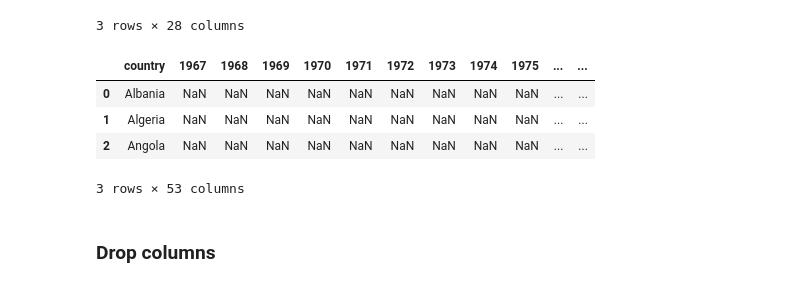
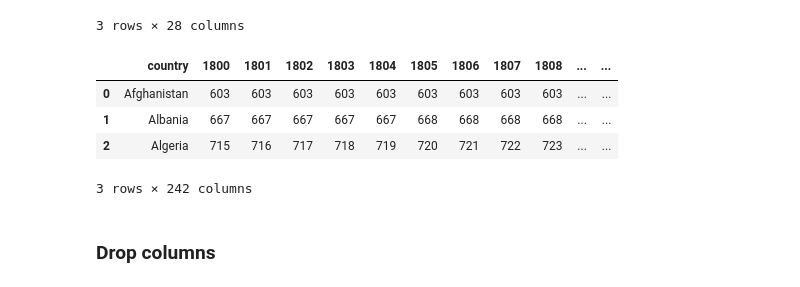
Before and after one commit to AndrejaCH/Data_Investigation, a Jupyter notebook: main.ipynb, the cells around one changed output. Cells and saved outputs as stored; diff of their text form; code cells hidden in the pictures.

```diff
--- a/main.ipynb
+++ b/main.ipynb
@@ -8,8 +11,10 @@ import numpy as np
 # %%
 pop_df = pd.read_csv("Data/population_total.csv")
 inet_df = pd.read_csv("Data/internet_users.csv")
+cell_df = pd.read_csv("Data/cell_phones_total.csv")
 suic_df = pd.read_csv("Data/suicide_total_deaths.csv")
-gini_df = pd.read_csv("Data/inequality_index_gini.csv")
+#gini_df = pd.read_csv("Data/inequality_index_gini.csv")
+gdp_df = pd.read_csv("Data/gdppercapita.csv")
 # %% [markdown]
 ### Investigate dataset
 
@@ -56,13 +70,13 @@ suic_df.head(3)
 3 rows × 28 columns
 # %%
 # Check imported datasets
-gini_df.head(3)
+gdp_df.head(3)
 # %% [output]
-|  | country | 1967 | 1968 | 1969 | 1970 | 1971 | 1972 | 1973 | 1974 | 1975 | ... | ... |
-| 0 | Albania | NaN | NaN | NaN | NaN | NaN | NaN | NaN | NaN | NaN | ... | ... |
-| 1 | Algeria | NaN | NaN | NaN | NaN | NaN | NaN | NaN | NaN | NaN | ... | ... |
-| 2 | Angola | NaN | NaN | NaN | NaN | NaN | NaN | NaN | NaN | NaN | ... | ... |
+|  | country | 1800 | 1801 | 1802 | 1803 | 1804 | 1805 | 1806 | 1807 | 1808 | ... | ... |
+| 0 | Afghanistan | 603 | 603 | 603 | 603 | 603 | 603 | 603 | 603 | 603 | ... | ... |
+| 1 | Albania | 667 | 667 | 667 | 667 | 667 | 668 | 668 | 668 | 668 | ... | ... |
+| 2 | Algeria | 715 | 716 | 717 | 718 | 719 | 720 | 721 | 722 | 723 | ... | ... |
-3 rows × 53 columns
+3 rows × 242 columns
 # %% [markdown]
 ### Drop columns
 # %%
```
Also changed, not shown: parts of 23 cells of this notebook.
